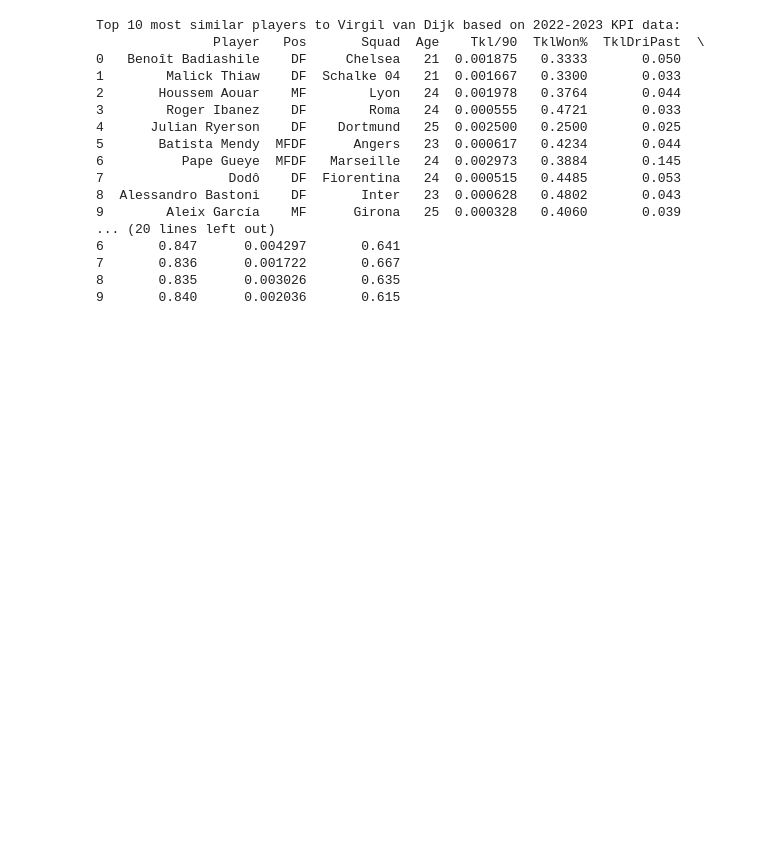
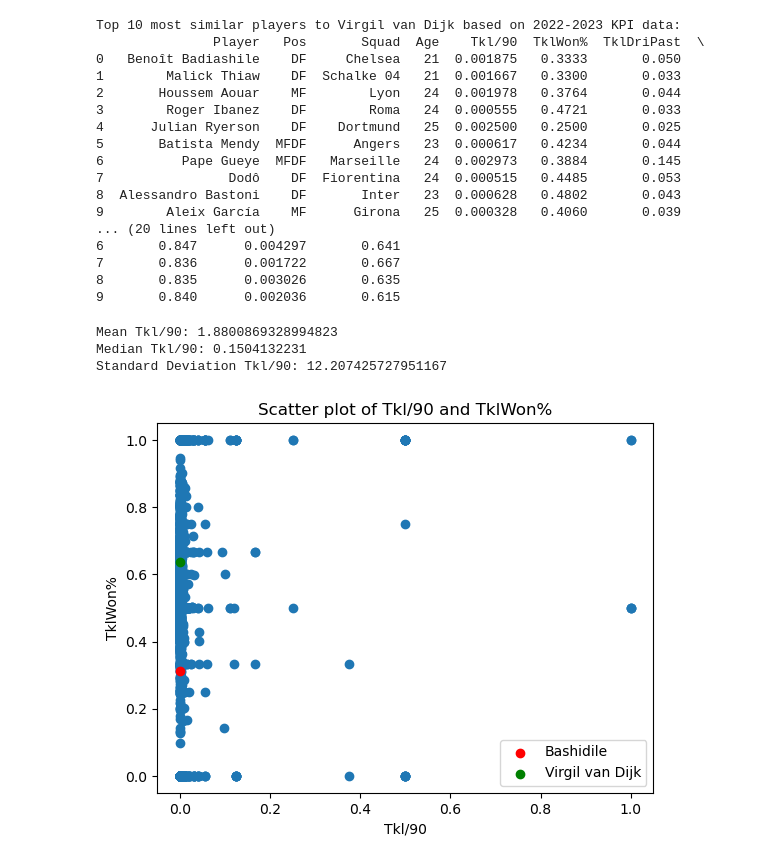
Before and after one commit to UrekMinhzino/Football-Player-Recommender-System, a Jupyter notebook: VanDick_replacement.ipynb, the cells around one changed output. Drawn from its saved outputs; the diff is of its cells as text; code cells hidden in the pictures; blank space fills up the shorter version.

```diff
--- a/VanDick_replacement.ipynb
+++ b/VanDick_replacement.ipynb
@@ -311,6 +311,35 @@ Top 10 most similar players to Virgil van Dijk based on 2022-2023 KPI data:
 7       0.836      0.001722       0.667
 8       0.835      0.003026       0.635
 9       0.840      0.002036       0.615
+# %%
+# Calculate Mean, Median, and Standard Deviation of 'Tkl/90' KPI Column
+tkl_col = df['Tkl/90'].apply(pd.to_numeric, errors='coerce').fillna(0)
+mean_tkl = tkl_col.mean()
+median_tkl = tkl_col.median()
+std_tkl = tkl_col.std()
+
+print('Mean Tkl/90:', mean_tkl)
+print('Median Tkl/90:', median_tkl)
+print('Standard Deviation Tkl/90:', std_tkl)
+# %% [output]
+Mean Tkl/90: 1.8800869328994823
+Median Tkl/90: 0.1504132231
+Standard Deviation Tkl/90: 12.207425727951167
+# %%
+# Create a scatter plot of 'Tkl/90' and 'TklWon%' KPI columns
+tkl_90 = kpi_data_norm[:, 0]
+tkl_won = kpi_data_norm[:, 1]
+plt.scatter(tkl_90, tkl_won)
+plt.xlabel('Tkl/90')
+plt.ylabel('TklWon%')
+plt.title('Scatter plot of Tkl/90 and TklWon%')
+
+plt.scatter(tkl_90[0], tkl_won[0], color='red', label='Bashidile')
+plt.scatter(tkl_90[1], tkl_won[1], color='green', label='Virgil van Dijk')
+plt.legend()
+plt.show()
+# %% [output]
+[figure, added]
 # %%
 # Calculate the running time
 print("--- %s seconds ---" % (time.time() - start_time))
```
Also changed, not shown: parts of 4 cells of this notebook.
